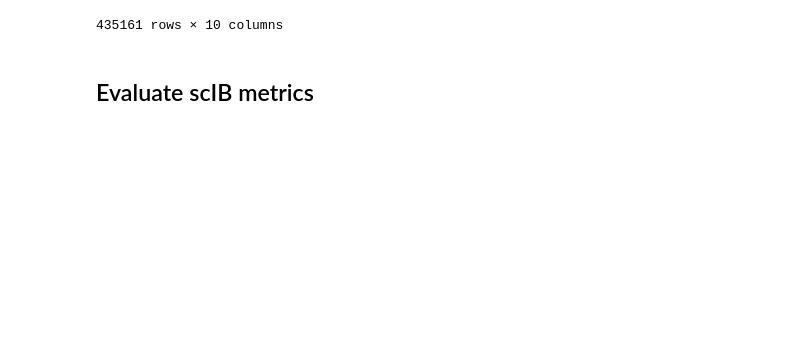
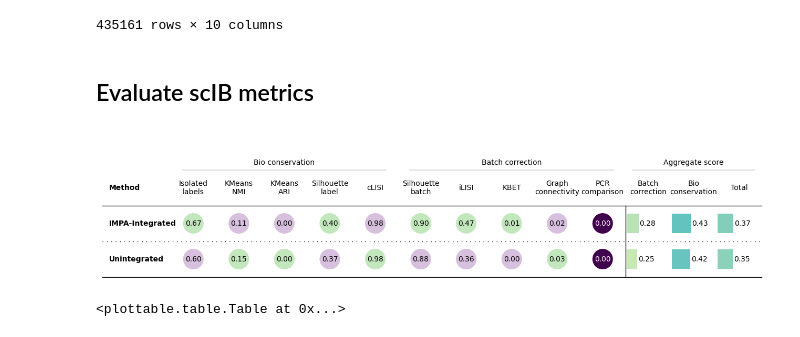
Before and after one commit to theislab/IMPA, a Jupyter notebook: notebooks/cpg0000/dino_featurization_cpg0000.ipynb, the cells around one changed output. Saved outputs shown, nothing was run; the diff lists cells and outputs as text; code cells hidden in the pictures; blank space fills up the shorter version.

```diff
--- a/notebooks/cpg0000/dino_featurization_cpg0000.ipynb
+++ b/notebooks/cpg0000/dino_featurization_cpg0000.ipynb
@@ -377,5 +377,13 @@ bm.benchmark()
 # %%
 scib_path = "/home/icb/alessandro.palma/environment/IMPA/IMPA/project_folder/dino_featurization_project/scib/cpg0000.pkl"
 # %%
-with open(scib_path, "wb") as file:
-    pkl.dump(bm, file)
+# with open(scib_path, "wb") as file:
+#     pkl.dump(bm, file)
+# %%
+with open(scib_path, "rb") as file:
+    b = pkl.load(file)
+# %%
+b.plot_results_table(min_max_scale=False)
+# %% [output]
+[figure, added]
+<plottable.table.Table at 0x...>
```
Also changed, not shown: 2 other files.
